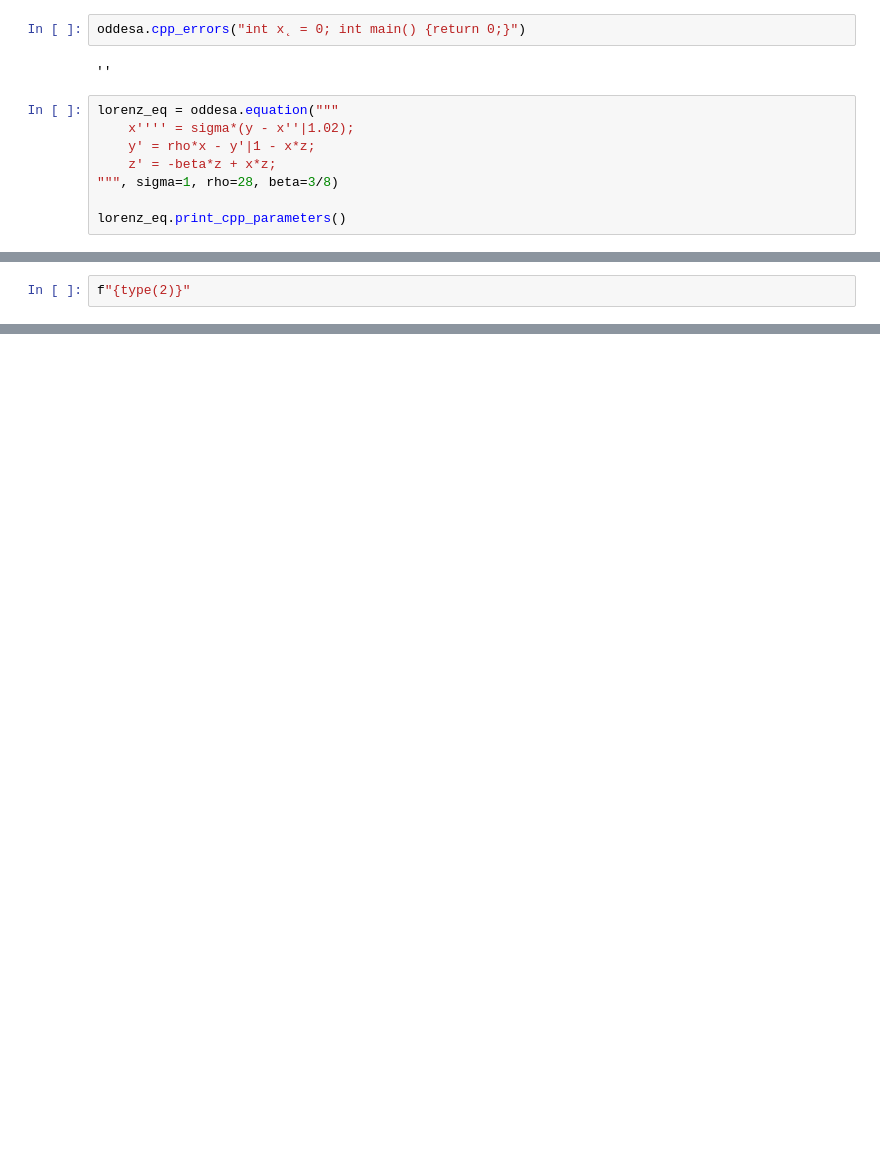
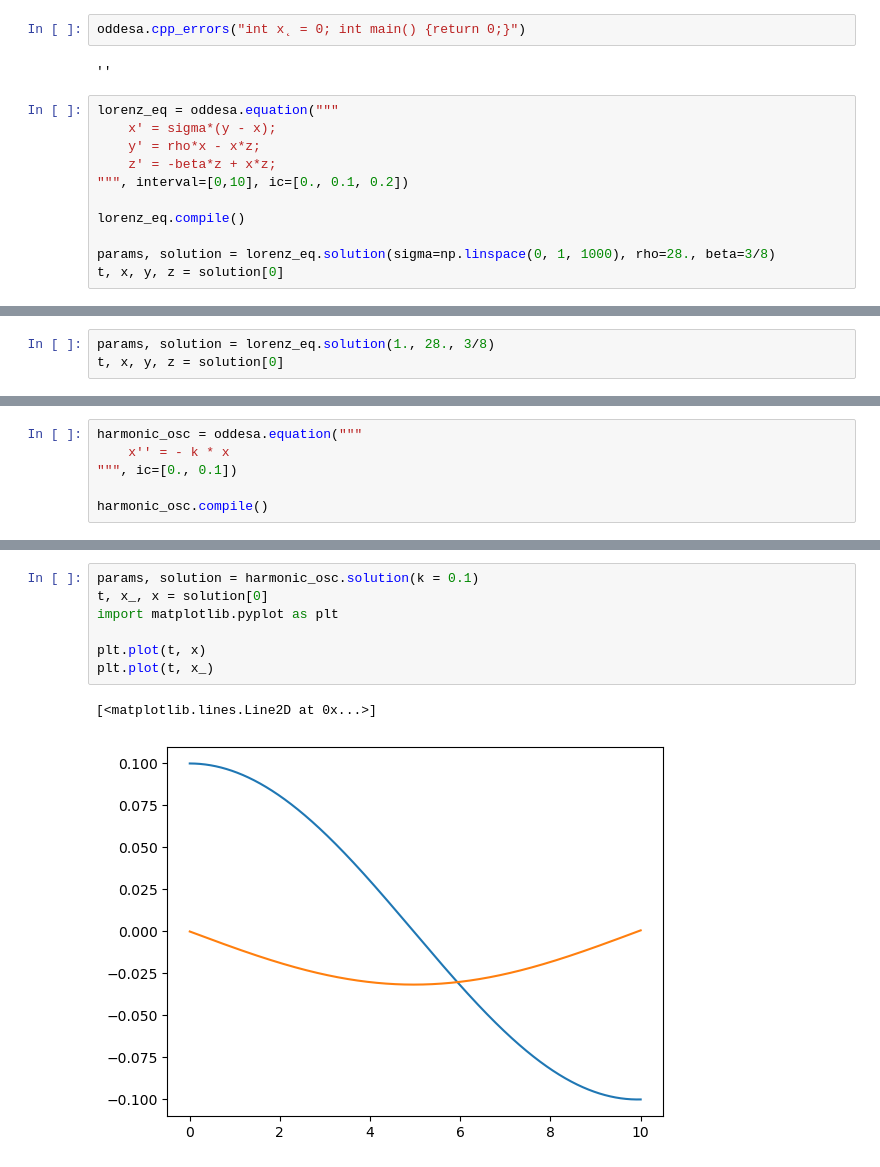
Before and after one commit to Kir-Dykov/diffurch, a Jupyter notebook: testing.ipynb, the cells around one changed output, grey strips where cells are left out. Drawn from its saved outputs; the diff is of its cells as text; blank space fills up the shorter version.

Commit message:
Harmonic oscillator working. Just in time compilation, single parameter passing

```diff
--- a/testing.ipynb
+++ b/testing.ipynb
@@ -35,10 +33,13 @@ oddesa.cpp_errors("int x˛ = 0; int main() {return 0;}")
 ''
 # %%
 lorenz_eq = oddesa.equation("""
-    x'''' = sigma*(y - x''|1.02);
-    y' = rho*x - y'|1 - x*z;
+    x' = sigma*(y - x);
+    y' = rho*x - x*z;
     z' = -beta*z + x*z;
-""", sigma=1, rho=28, beta=3/8)
+""", interval=[0,10], ic=[0., 0.1, 0.2])
 
-lorenz_eq.print_cpp_parameters()
+lorenz_eq.compile()
+
+params, solution = lorenz_eq.solution(sigma=np.linspace(0, 1, 1000), rho=28., beta=3/8)
+t, x, y, z = solution[0]
 # %% [output]
@@ -54,0 +63,3 @@ sigma = 1; rho = 28; beta = 0.375;
+# %%
+params, solution = lorenz_eq.solution(1., 28., 3/8)
+t, x, y, z = solution[0]
@@ -55,3 +81,7 @@ sigma = 1; rho = 28; beta = 0.375;
 # %%
-f"{type(2)}"
+harmonic_osc = oddesa.equation("""
+    x'' = - k * x
+""", ic=[0., 0.1])
+
+harmonic_osc.compile()
 # %% [output]
@@ -58,0 +105,10 @@ f"{type(2)}"
+# %%
+params, solution = harmonic_osc.solution(k = 0.1)
+t, x_, x = solution[0]
+import matplotlib.pyplot as plt
+
+plt.plot(t, x)
+plt.plot(t, x_)
+# %% [output]
+[<matplotlib.lines.Line2D at 0x...>]
+[figure, added]
```
Also changed, not shown: parts of 9 cells of this notebook, 21 other files.
